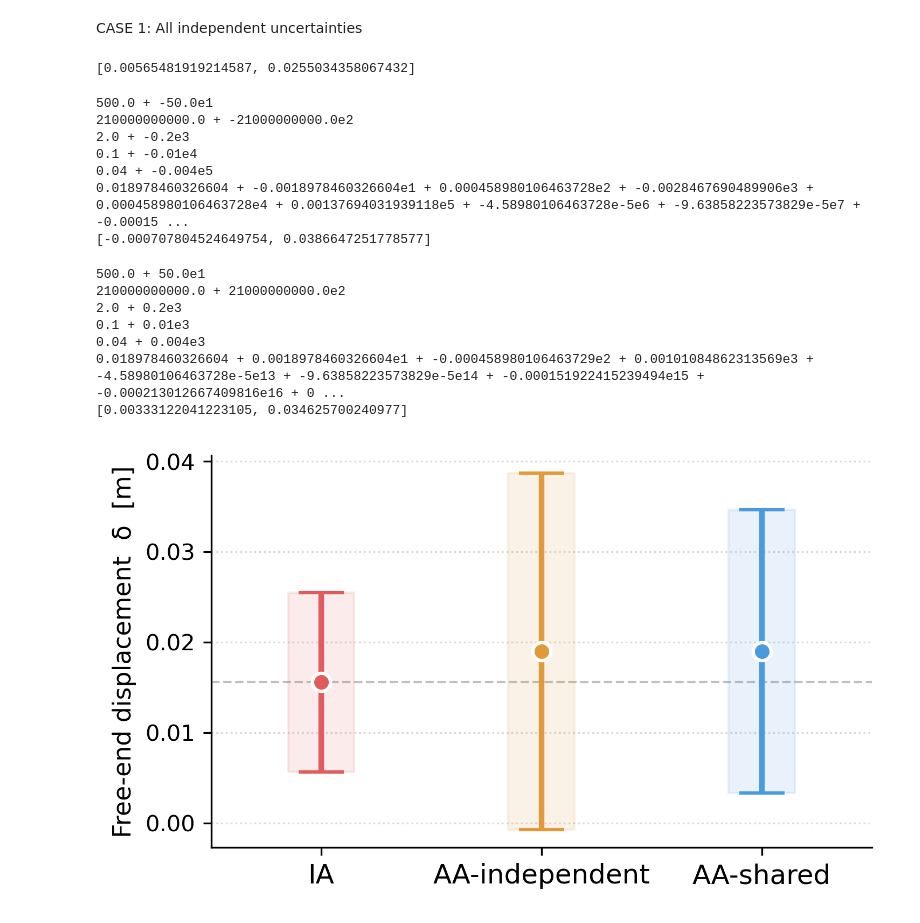
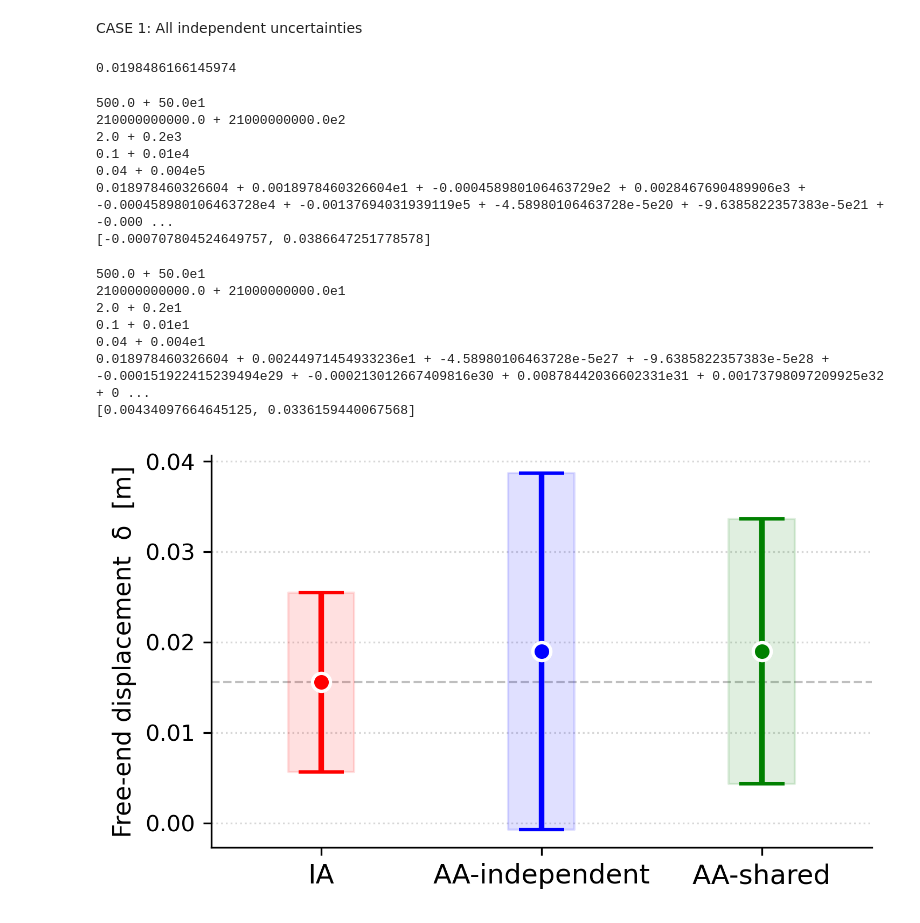
Before and after one commit to aaronriostx/TSEUQLib, a Jupyter notebook: notebooks/cantilever_beam_affine_arithmetic.ipynb, the cells around one changed output. Saved outputs shown, nothing was run; the diff lists cells and outputs as text; code cells hidden in the pictures.

```diff
--- a/notebooks/cantilever_beam_affine_arithmetic.ipynb
+++ b/notebooks/cantilever_beam_affine_arithmetic.ipynb
@@ -11,8 +11,8 @@ CASE 1: All independent uncertainties
 # %%
 def beam_deflection(x, P, E, L, b, h):
 
-    I = (b * h**3)/12
-    deflection = P * x**2 * ((3*L - x)/(6*E*I))
+    I = (b * h*h*h)/12
+    deflection = P * x*x * ((3*L - x)/(6*E*I))
 
     return deflection
 # %%
@@ -45,20 +45,20 @@ h_radius = (h_upper-h_lower)/2
 H = Interval(h_lower, h_upper)
 
 # Let x be deterministic for now at the free end tip
-x = 2
+x = L_midpoint
 
 # Compute deflection using traditional interval arithemetic
 IA_deflection = beam_deflection(x, P, E, L, B, H)
-print(IA_deflection)
+print(IA_deflection.width())
 # %% [output]
-[0.00565481919214587, 0.0255034358067432]
+0.0198486166145974
 # %%
 # Convert to affine arithmetic, we will use lower case symbols instead
-p = Affine(interval=P)
-e = Affine(interval=E)
-l = Affine(interval=L)
-b = Affine(interval=B)
-h = Affine(interval=H)
+p = Affine(x0=P_midpoint, xi={1:(P_radius)})
+e = Affine(x0=E_midpoint, xi={2:(E_radius)})
+l = Affine(x0=L_midpoint, xi={3:(L_radius)})
+b = Affine(x0=b_midpoint, xi={4:(b_radius)})
+h = Affine(x0=h_midpoint, xi={5:(h_radius)})
 
 print(p)
 print(e)
@@ -69,20 +69,20 @@ AA_deflection = beam_deflection(x, p, e, l, b, h)
 print(AA_deflection)
 print(AA_deflection.interval)
 # %% [output]
-500.0 + -50.0e1
-210000000000.0 + -21000000000.0e2
-2.0 + -0.2e3
-0.1 + -0.01e4
-0.04 + -0.004e5
-0.018978460326604 + -0.0018978460326604e1 + 0.000458980106463728e2 + -0.0028467690489906e3 + 0.000458980106463728e4 + 0.00137694031939118e5 + -4.58980106463728e-5e6 + -9.63858223573829e-5e7 + -0.00015 ...
-[-0.000707804524649754, 0.0386647251778577]
+500.0 + 50.0e1
+210000000000.0 + 21000000000.0e2
+2.0 + 0.2e3
+0.1 + 0.01e4
+0.04 + 0.004e5
+0.018978460326604 + 0.0018978460326604e1 + -0.000458980106463729e2 + 0.0028467690489906e3 + -0.000458980106463728e4 + -0.00137694031939119e5 + -4.58980106463728e-5e20 + -9.6385822357383e-5e21 + -0.000 ...
+[-0.000707804524649757, 0.0386647251778578]
 # %%
 # Lets assign the same uncertainty source (i.e. e1 for all variables)
 p = Affine(x0=P_midpoint, xi={1:(P_radius)})
-e = Affine(x0=E_midpoint, xi={2:(E_radius)})
-l = Affine(x0=L_midpoint, xi={3:(L_radius)})
-b = Affine(x0=b_midpoint, xi={3:(b_radius)})
-h = Affine(x0=h_midpoint, xi={3:(h_radius)})
+e = Affine(x0=E_midpoint, xi={1:(E_radius)})
+l = Affine(x0=L_midpoint, xi={1:(L_radius)})
+b = Affine(x0=b_midpoint, xi={1:(b_radius)})
+h = Affine(x0=h_midpoint, xi={1:(h_radius)})
 
 print(p)
 print(e)
@@ -95,12 +95,12 @@ print(AA_deflection_shared)
 print(AA_deflection_shared.interval)
 # %% [output]
 500.0 + 50.0e1
-210000000000.0 + 21000000000.0e2
-2.0 + 0.2e3
-0.1 + 0.01e3
-0.04 + 0.004e3
-0.018978460326604 + 0.0018978460326604e1 + -0.000458980106463729e2 + 0.00101084862313569e3 + -4.58980106463728e-5e13 + -9.63858223573829e-5e14 + -0.000151922415239494e15 + -0.000213012667409816e16 + 0 ...
-[0.00333122041223105, 0.034625700240977]
+210000000000.0 + 21000000000.0e1
+2.0 + 0.2e1
+0.1 + 0.01e1
+0.04 + 0.004e1
+0.018978460326604 + 0.00244971454933236e1 + -4.58980106463728e-5e27 + -9.6385822357383e-5e28 + -0.000151922415239494e29 + -0.000213012667409816e30 + 0.00878442036602331e31 + 0.00173798097209925e32 + 0 ...
+[0.00434097664645125, 0.0336159440067568]
 # %%
 labels  = ["IA", "AA-independent", "AA-shared"]
 centers = [float(IA_deflection.mid()),       float(AA_deflection.x0),  float(AA_deflection_shared.x0)]
@@ -111,7 +111,7 @@ x = np.arange(len(labels))
 # ── Plot ─────────────────────────────────────────────────────────────────────
 fig, ax = plt.subplots(figsize=(5, 3), dpi=300)
 
-colors      = ["#e05c5c", "#e09a3a", "#4a9ade"]
+colors      = ["red", "blue", "green"]
 cap_size    = 10
 marker_size = 8
 
@@ -125,31 +125,31 @@ for i, (xi, ci, ei, color) in enumerate(zip(x, centers, errors, colors)):
         capsize=cap_size,
         capthick=2.5,
         markersize=marker_size,
         markeredgewidth=1.5,
         markeredgecolor="white",
         label=f"{labels[i]}:  [{ci-ei:.4f}, {ci+ei:.4f}]  (width = {2*ei:.4f})",
         zorder=3,
     )
 
 # Horizontal reference line at the nominal (central) value
 ax.axhline(centers[0], color="gray", linestyle="--", linewidth=1,
            alpha=0.5, label="Nominal value")
 
 # Shaded interval bands for visual comparison
 for i, (xi, ci, ei, color) in enumerate(zip(x, centers, errors, colors)):
     ax.fill_between([xi - 0.15, xi + 0.15], ci - ei, ci + ei,
                     color=color, alpha=0.12, zorder=2)
 
 ax.set_xticks(x)
 ax.set_xticklabels(labels, fontsize=12)
 ax.set_ylabel("Free-end displacement  δ  [m]", fontsize=11)
 
 # ax.legend(fontsize=8, loc="lower right", framealpha=0.9)
 ax.set_xlim(-0.5, len(labels) - 0.5)
 ax.grid(axis="y", linestyle=":", alpha=0.5)
 ax.spines[["top", "right"]].set_visible(False)
 
 plt.tight_layout()
 plt.show()
 # %% [output]
-[figure, old version]
+[figure, new version]
```
Also changed, not shown: parts of 1 cell of this notebook.
